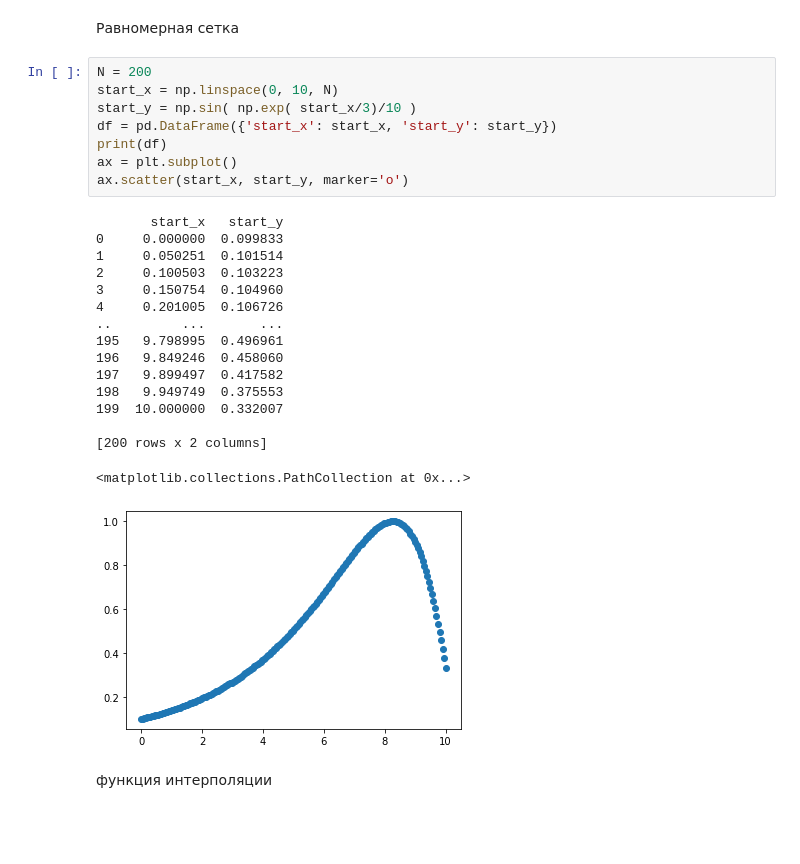
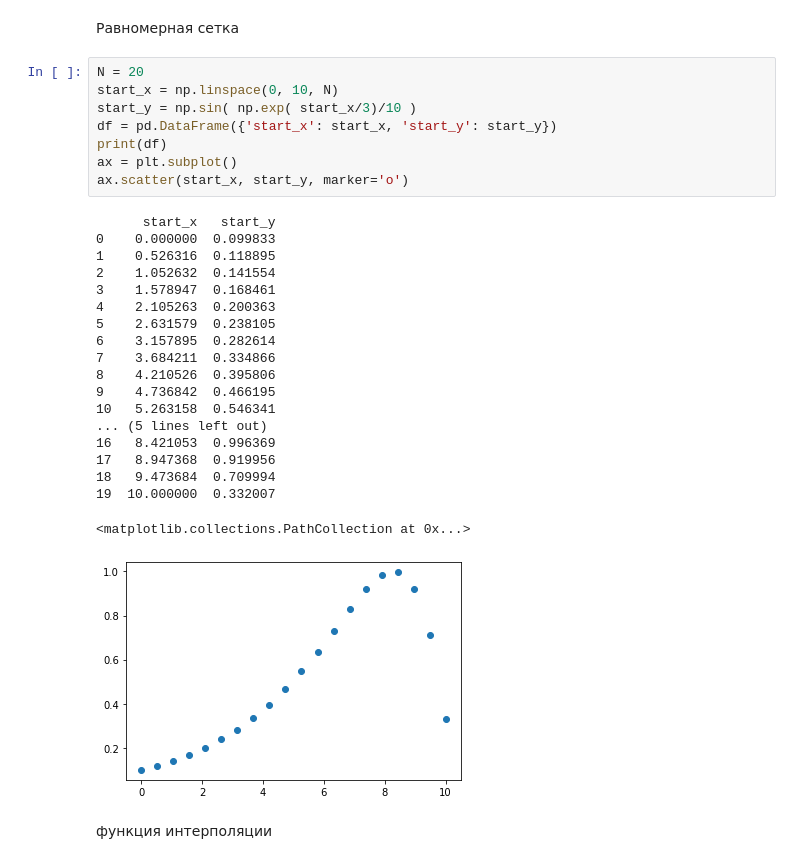
Before and after one commit to Batman511/Numerical_methods_5sem, a Jupyter notebook: Числаки_1лаба.ipynb, the cells around one changed output. Saved outputs shown, nothing was run; the diff lists cells and outputs as text; blank space fills up the shorter version.

```diff
--- a/Числаки_1лаба.ipynb
+++ b/Числаки_1лаба.ipynb
@@ -9,30 +9,33 @@ import pandas as pd
 # %% [markdown]
 Равномерная сетка
 # %%
-N = 200
+N = 20
 start_x = np.linspace(0, 10, N)
 start_y = np.sin( np.exp( start_x/3)/10 )
 df = pd.DataFrame({'start_x': start_x, 'start_y': start_y})
 print(df)
 ax = plt.subplot()
 ax.scatter(start_x, start_y, marker='o')
 # %% [output]
-       start_x   start_y
-0     0.000000  0.099833
-1     0.050251  0.101514
-2     0.100503  0.103223
-3     0.150754  0.104960
-4     0.201005  0.106726
-..         ...       ...
-195   9.798995  0.496961
-196   9.849246  0.458060
-197   9.899497  0.417582
-198   9.949749  0.375553
-199  10.000000  0.332007
-
-[200 rows x 2 columns]
+      start_x   start_y
+0    0.000000  0.099833
+1    0.526316  0.118895
+2    1.052632  0.141554
+3    1.578947  0.168461
+4    2.105263  0.200363
+5    2.631579  0.238105
+6    3.157895  0.282614
+7    3.684211  0.334866
+8    4.210526  0.395806
+9    4.736842  0.466195
+10   5.263158  0.546341
+... (5 lines left out)
+16   8.421053  0.996369
+17   8.947368  0.919956
+18   9.473684  0.709994
+19  10.000000  0.332007
 <matplotlib.collections.PathCollection at 0x...>
-[figure, old version]
+[figure, new version]
 # %% [markdown]
 функция интерполяции
 # %%
```
Also changed, not shown: parts of 2 cells of this notebook.
